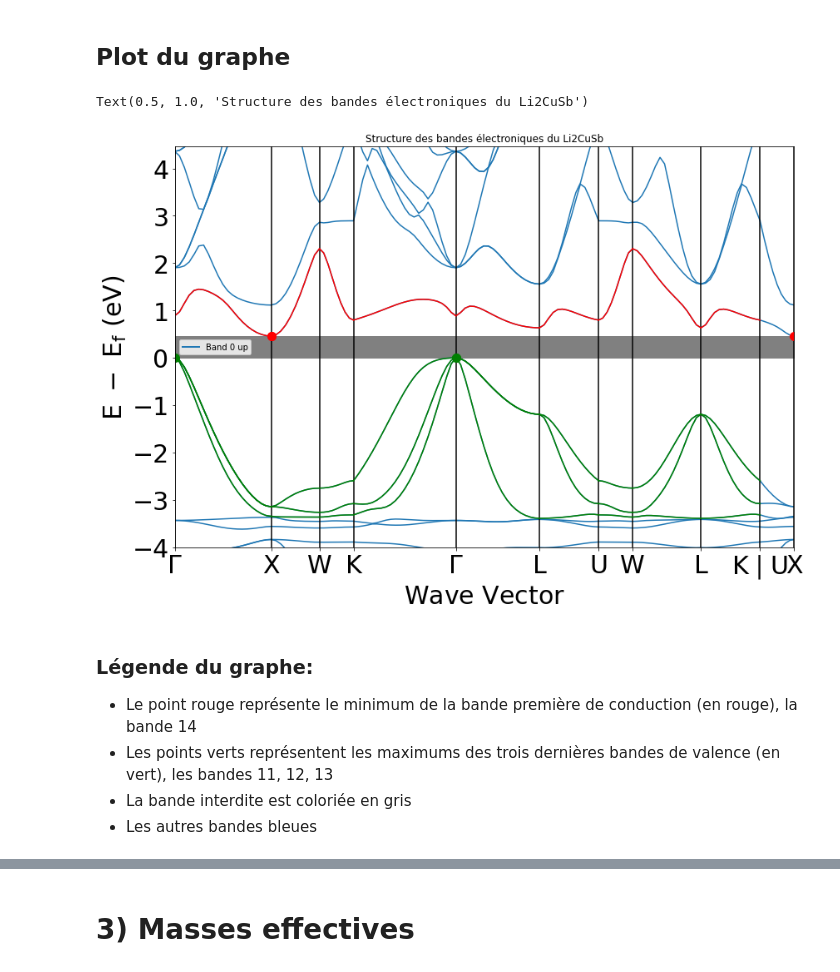
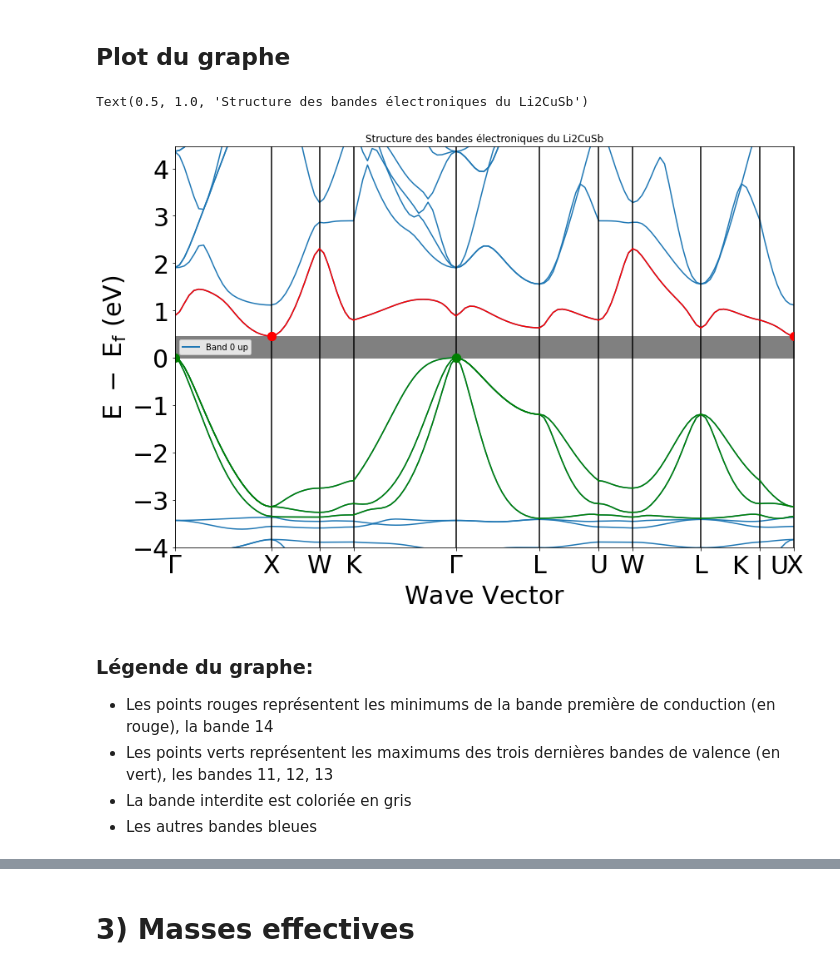
Before and after one commit to ndejaegher/lmapr1492, a Jupyter notebook: el_bands.ipynb, the cells around one changed output, grey strips where cells are left out. Drawn from its saved outputs; the diff is of its cells as text; code cells hidden in the pictures.

```diff
--- a/el_bands.ipynb
+++ b/el_bands.ipynb
@@ -98,38 +94,38 @@ où E_CBM =  6.4969 eV
 plot = plotter.BSPlotter(bandStructure)
 energy = data.get('energy')
 plot.get_plot()
 
 # Afin de faire apparaitre en vert les dernières bande de valence
 #    et en rouge la première bande de conduction
-for i in range(9):
+for i in range(10):
     plt.plot(distances[i],energy.get('1')[i][11],'green')
     plt.plot(distances[i],energy.get('1')[i][12],'green')
     plt.plot(distances[i],energy.get('1')[i][13],'green')
     plt.plot(distances[i],energy.get('1')[i][14],'red')
 
 # Afin de faire apparaitre les CBM sur le graphe
 cbms = data.get('cbm')
 for i in range(len(cbms)):
     (x,y) = cbms[i]
     plt.plot(x, y, 'or', markersize = 10)
 
 # Afin de faire apparaitre les VBM sur le graphe
 vbms = data.get('vbm')
 for i in range(len(vbms)):
     (x,y) = vbms[i]
     plt.plot(x, y, 'og', markersize = 10)
 
 # Afin de tracer la bande interdite
 plt.fill_between(np.linspace(distance[0], distance[-1], 500), 0, bandGap.get('energy'), color = "grey")
 
 # Pour le titre
 plt.title('Structure des bandes électroniques du Li2CuSb')
 # %% [output]
 Text(0.5, 1.0, 'Structure des bandes électroniques du Li2CuSb')
-[figure, old version]
+[figure, new version]
 # %% [markdown]
 ### Légende du graphe:
-- Le point rouge représente le minimum de la bande première de conduction (en rouge), la bande 14
+- Les points rouges représentent les minimums de la bande première de conduction (en rouge), la bande 14
 - Les points verts représentent les maximums des trois dernières bandes de valence (en vert), les bandes 11, 12, 13
 - La bande interdite est coloriée en gris
 - Les autres bandes bleues
```
Also changed, not shown: parts of 10 cells of this notebook.
